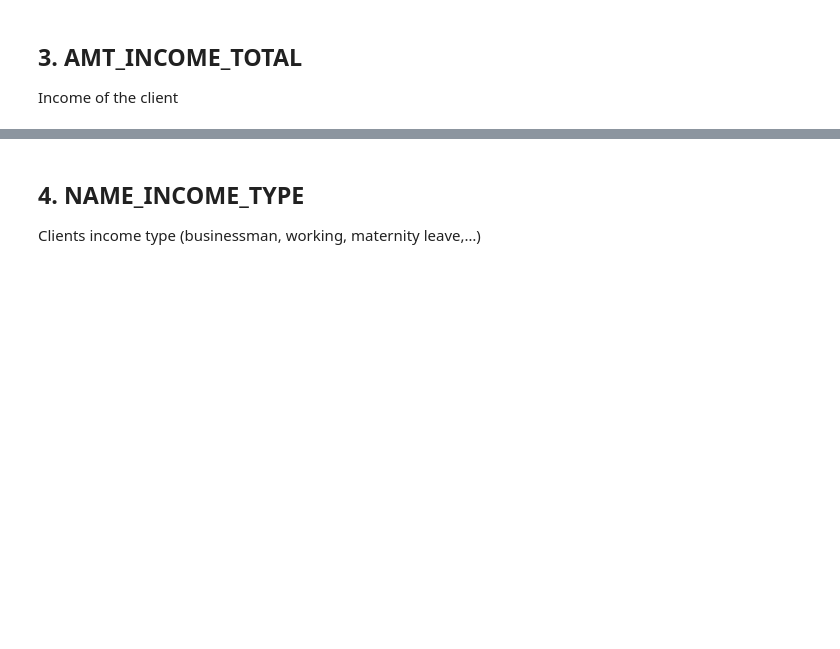
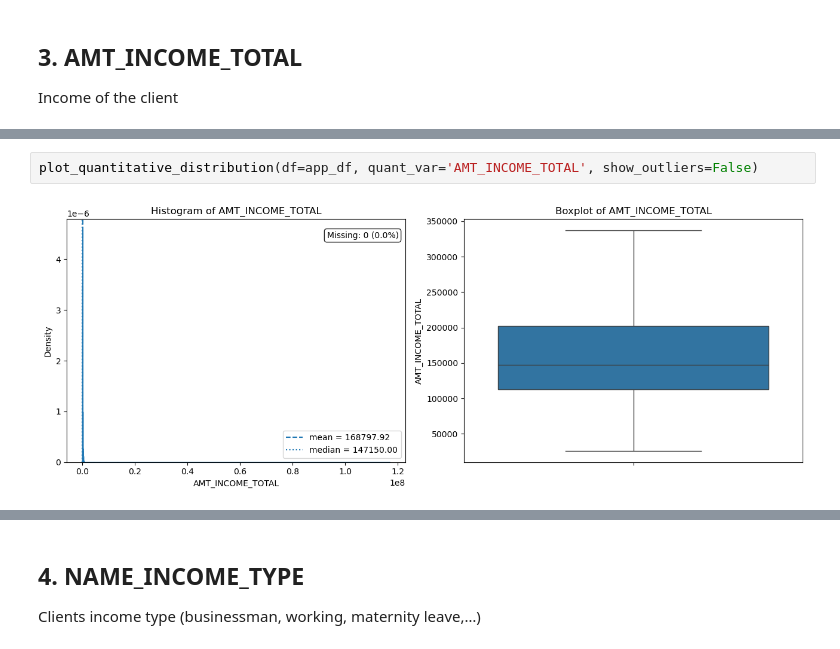
Before and after one commit to alek-ds/home-credit-default-risk-ak, a Jupyter notebook: notebooks/app_univariate_bivariate_financial_material.ipynb, the cells around one changed output, grey strips where cells are left out. Drawn from its saved outputs; the diff is of its cells as text; blank space fills up the shorter version.

```diff
--- a/notebooks/app_univariate_bivariate_financial_material.ipynb
+++ b/notebooks/app_univariate_bivariate_financial_material.ipynb
@@ -72,0 +96,4 @@ plot_quantitative_vs_binary(df=app_df, quant_var='AMT_INCOME_TOTAL', binary_var=
+# %%
+plot_quantitative_distribution(df=app_df, quant_var='AMT_INCOME_TOTAL', show_outliers=False)
+# %% [output]
+[figure, added]
```
Also changed, not shown: parts of 19 cells of this notebook.
